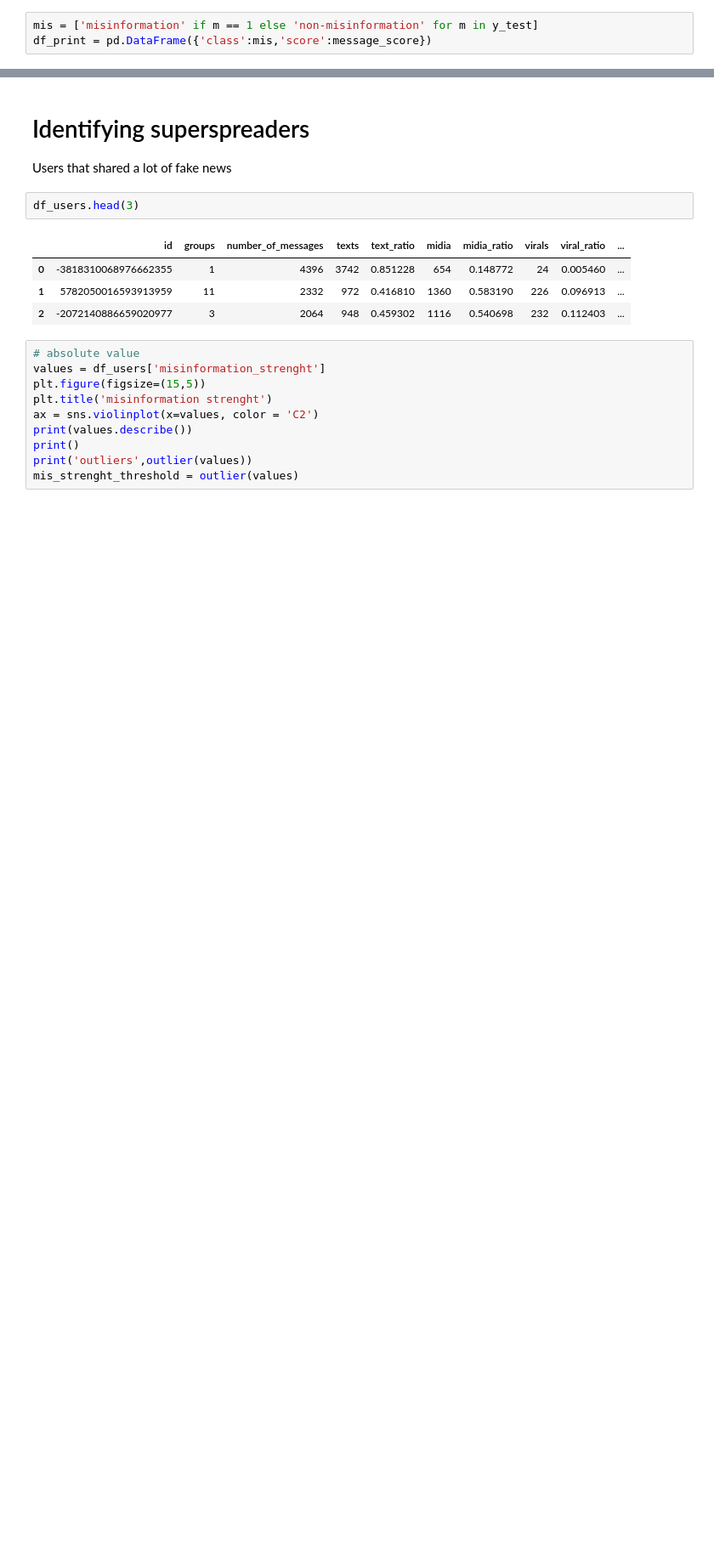
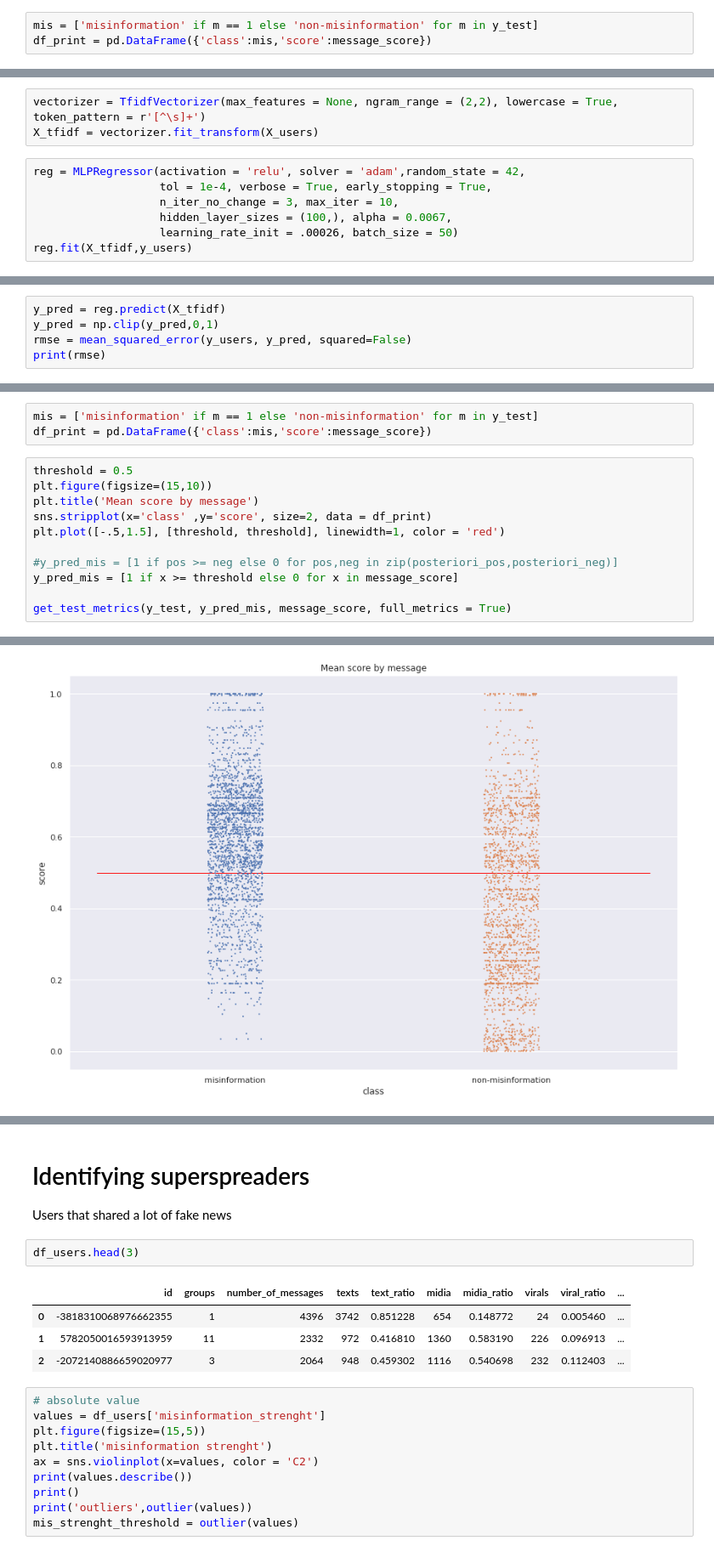
Before and after one commit to cabrau/FakeWhatsApp.Br, a Jupyter notebook: 10 - user credibility .ipynb, the cells around one changed output, grey strips where cells are left out. Shown at 85% size. Saved outputs shown, nothing was run; the diff lists cells and outputs as text; blank space fills up the shorter version.

```diff
--- a/10 - user credibility .ipynb
+++ b/10 - user credibility .ipynb
@@ -1125,0 +1253,10 @@ AUC:  0.7047979797979798
+# %%
+vectorizer = TfidfVectorizer(max_features = None, ngram_range = (2,2), lowercase = True, token_pattern = r'[^\s]+')
+X_tfidf = vectorizer.fit_transform(X_users)
+# %%
+reg = MLPRegressor(activation = 'relu', solver = 'adam',random_state = 42,
+                   tol = 1e-4, verbose = True, early_stopping = True,
+                   n_iter_no_change = 3, max_iter = 10,
+                   hidden_layer_sizes = (100,), alpha = 0.0067,
+                   learning_rate_init = .00026, batch_size = 50)
+reg.fit(X_tfidf,y_users)
@@ -1125,0 +1287,5 @@ AUC:  0.7047979797979798
+# %%
+y_pred = reg.predict(X_tfidf)
+y_pred = np.clip(y_pred,0,1)
+rmse = mean_squared_error(y_users, y_pred, squared=False)
+print(rmse)
@@ -1125,0 +1331,15 @@ AUC:  0.7047979797979798
+# %%
+mis = ['misinformation' if m == 1 else 'non-misinformation' for m in y_test]
+df_print = pd.DataFrame({'class':mis,'score':message_score})
+# %%
+threshold = 0.5
+plt.figure(figsize=(15,10))
+plt.title('Mean score by message')
+sns.stripplot(x='class' ,y='score', size=2, data = df_print)
+plt.plot([-.5,1.5], [threshold, threshold], linewidth=1, color = 'red')
+
+#y_pred_mis = [1 if pos >= neg else 0 for pos,neg in zip(posteriori_pos,posteriori_neg)]
+y_pred_mis = [1 if x >= threshold else 0 for x in message_score]
+
+get_test_metrics(y_test, y_pred_mis, message_score, full_metrics = True)
+# %% [output]
@@ -1125,0 +1356 @@ AUC:  0.7047979797979798
+[figure, added]
```
Also changed, not shown: parts of 18 cells of this notebook, 4 other files.
